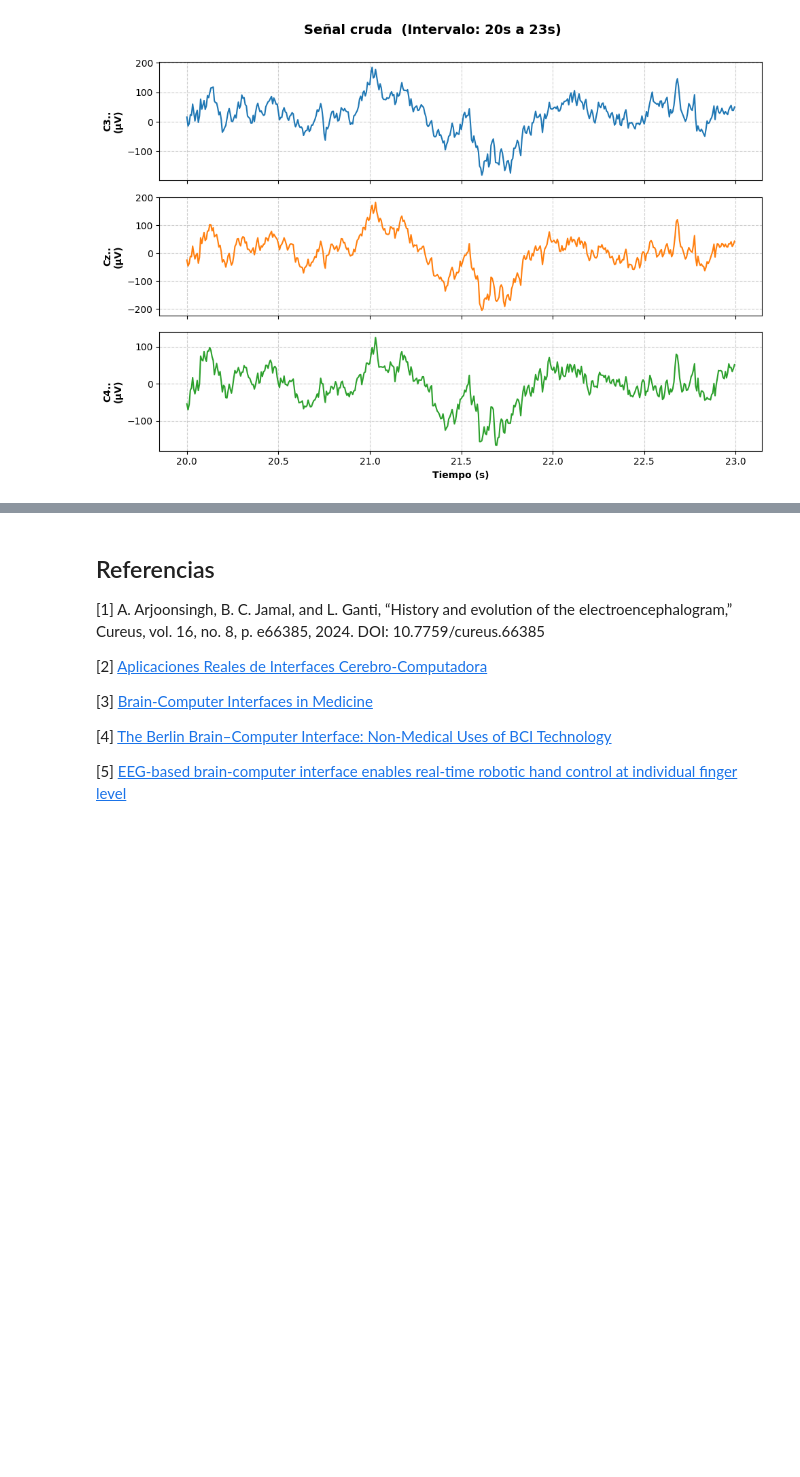
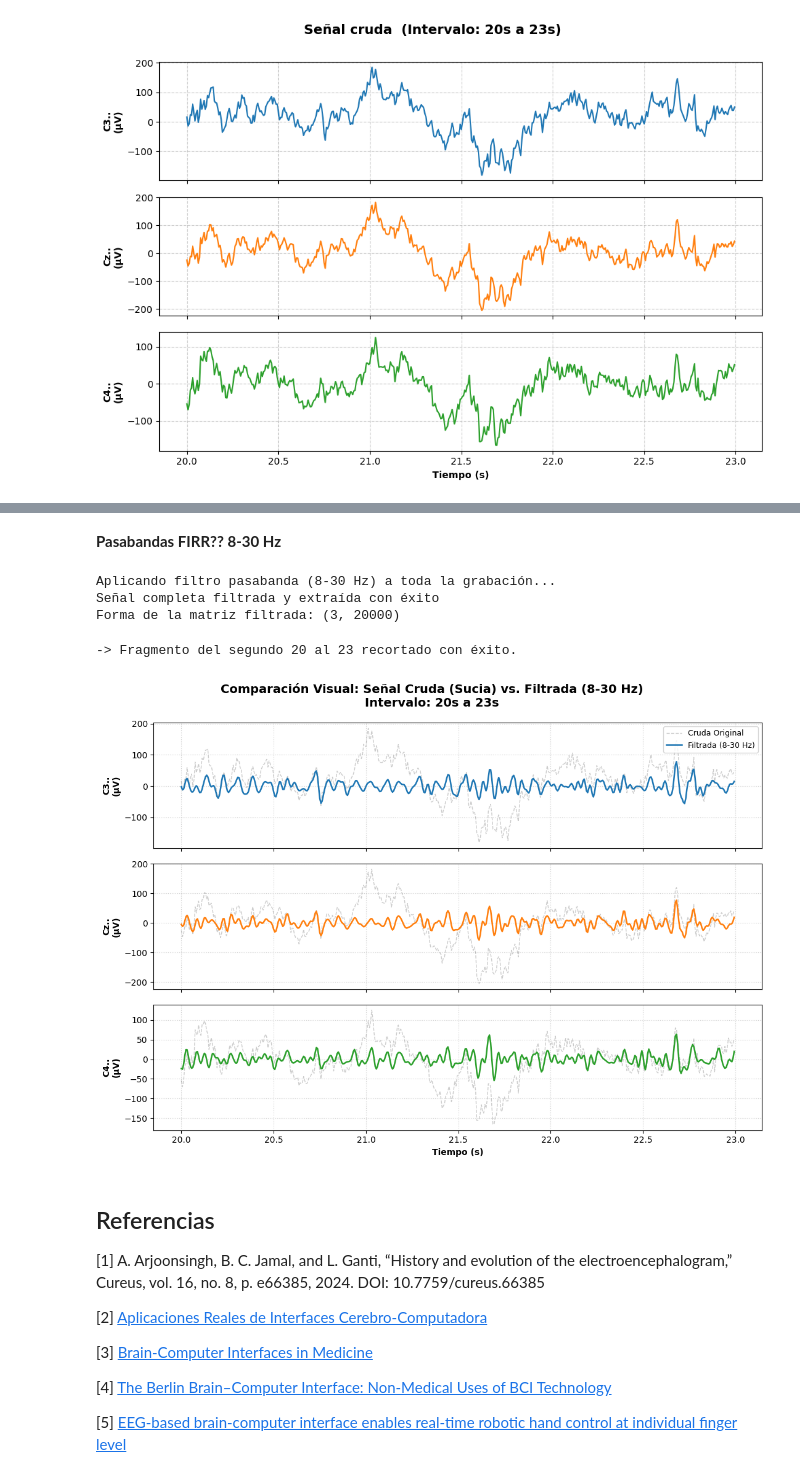
Before and after one commit to PaulaCCano/lab_Biosenales, a Jupyter notebook: avances_proyecto.ipynb, the cells around one changed output, grey strips where cells are left out. Drawn from its saved outputs; the diff is of its cells as text; code cells hidden in the pictures; blank space fills up the shorter version.

```diff
--- a/avances_proyecto.ipynb
+++ b/avances_proyecto.ipynb
@@ -249,3 +309,83 @@ plt.show()
+# %% [markdown]
+**Pasabandas FIRR?? 8-30 Hz**
+# %%
+
+print("Aplicando filtro pasabanda (8-30 Hz) a toda la grabación...")
+
+raw_filtrado = raw_detrend.copy()
+
+# Aplicamos el filtro a los 120 segundos
+raw_filtrado.filter(l_freq=8.0, h_freq=30.0, fir_design='firwin', verbose=False)
+
+# Extraemos la matriz completa con la señal limpia y la pasamos a µV
+datos_filtrados_completos = raw_filtrado.get_data() * 1e6
+
+print("Señal completa filtrada y extraída con éxito")
+print(f"Forma de la matriz filtrada: {datos_filtrados_completos.shape}")
+# %% [output]
+Aplicando filtro pasabanda (8-30 Hz) a toda la grabación...
+Señal completa filtrada y extraída con éxito
+Forma de la matriz filtrada: (3, 20000)
+# %%
+# Recortamos la señal filtrada para comparar con la cruda - intervalo 20-23 s
+# Definimos el intervalo que queremos visualizar- el mismo de la señal cruda para comparar
+inicio_seg = 20
+fin_seg = 23
+
+# Convertimos esos segundos a índices
+idx_inicio = int(inicio_seg * Fs)
+idx_fin = int(fin_seg * Fs)
+
+# Recortamos el vector de tiempo
+T_lim = T[idx_inicio:idx_fin]
+
+# Recortamos la matriz de datos QUE YA ESTÁ FILTRADA
+# Tomamos todas las filas (:), pero solo las columnas desde idx_inicio hasta idx_fin
+datos_recortados = datos_filtrados_completos[:, idx_inicio:idx_fin]
+
+print(f"-> Fragmento del segundo {inicio_seg} al {fin_seg} recortado con éxito.")
+# %% [output]
+-> Fragmento del segundo 20 al 23 recortado con éxito.
+# %%
+# GRÁFICA COMPARATIVA SUPERPUESTA
+# Creamos la figura y los subplots
+fig, axs = plt.subplots(3, 1, figsize=(11, 8), sharex=True)
+
+# Títtle
+fig.suptitle(f"Comparación Visual: Señal Cruda (Sucia) vs. Filtrada (8-30 Hz)\nIntervalo: {inicio_seg}s a {fin_seg}s",
+             fontsize=14, fontweight='bold')
+
+colores_filtrada = ['#1f77b4', '#ff7f0e', '#2ca02c']
+
+# Iteramos por cada uno de los 3 canales
+for i, canal in enumerate(raw_filtrado.ch_names):
+    # --- PASO 1: Graficar la señal CRUDA (Sucia) de fondo ---
+    # Usamos color gris ('gray'), línea punteada ('--') y transparencia (alpha=0.4)
+    axs[i].plot(T_lim, datos_uv[i, idx_inicio:idx_fin],
+                color='gray', linestyle='--', alpha=0.4, linewidth=1, label='Cruda Original')
+
+    # --- PASO 2: Graficar la señal FILTRADA (Limpia) encima ---
+    # Usamos la variable 'datos_recortados'
+    axs[i].plot(T_lim, datos_recortados[i, :],
+                color=colores_filtrada[i], linewidth=1.8, label='Filtrada (8-30 Hz)')
+
+    # ---  subplot ---
+    axs[i].set_ylabel(f"{canal}\n(µV)", fontweight='bold')
+    axs[i].grid(True, linestyle=':', alpha=0.6)
+
+    #  leyenda
+    if i == 0:
+        axs[i].legend(loc='upper right', fontsize=9)
+
+# Etiqueta del eje X
+axs[-1].set_xlabel("Tiempo (s)", fontweight='bold')
+
+# Ajuste automático del diseño para que no se corten los textos
+plt.tight_layout()
+plt.subplots_adjust(top=0.90) # Ajuste extra para el título
+plt.show()
+# %% [output]
+[figure, added]
 # %% [markdown]
 ## Referencias
 
```
Also changed, not shown: parts of 6 cells of this notebook.
